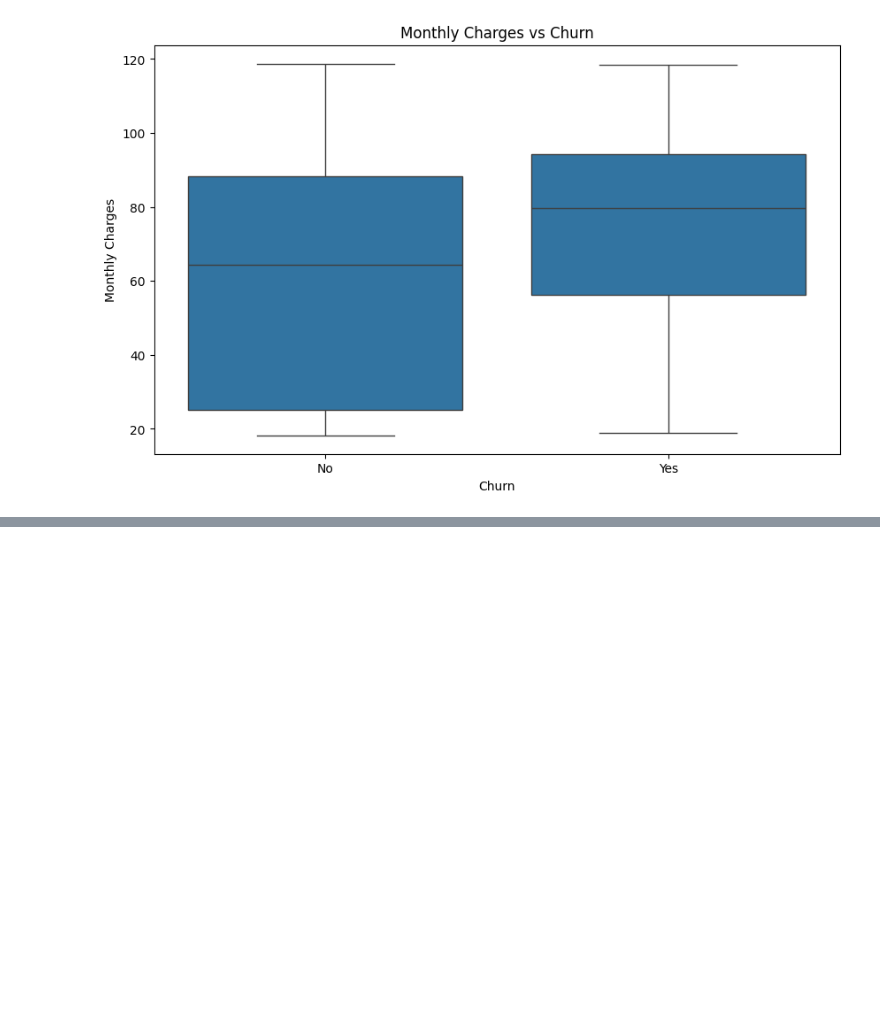
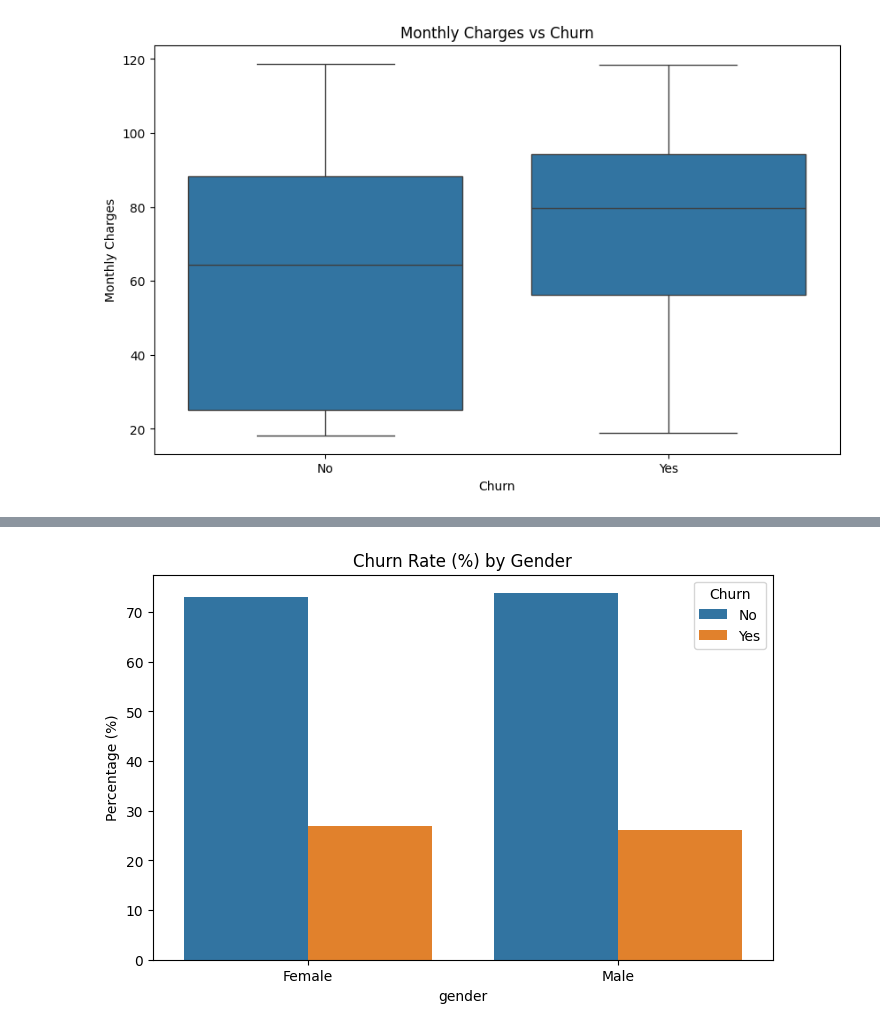
Before and after one commit to stanleyotieno1/Data-analysis-assignment, a Jupyter notebook: Jupyter-files/churn.ipynb, the cells around one changed output, grey strips where cells are left out. Saved outputs shown, nothing was run; the diff lists cells and outputs as text; code cells hidden in the pictures; blank space fills up the shorter version.

```diff
--- a/Jupyter-files/churn.ipynb
+++ b/Jupyter-files/churn.ipynb
@@ -163,0 +178,16 @@ plt.show()
+# %%
+gender_churn_rate = (
+    customer_df.groupby('gender')['Churn']
+    .value_counts(normalize=True)
+    .mul(100)
+    .rename('percentage')
+    .reset_index()
+)
+
+plt.figure(figsize=(8, 5))
+sns.barplot(data=gender_churn_rate, x='gender', y='percentage', hue='Churn')
+plt.title("Churn Rate (%) by Gender")
+plt.ylabel("Percentage (%)")
+plt.show()
+# %% [output]
+[figure, added]
```
Also changed, not shown: parts of 3 cells of this notebook.
